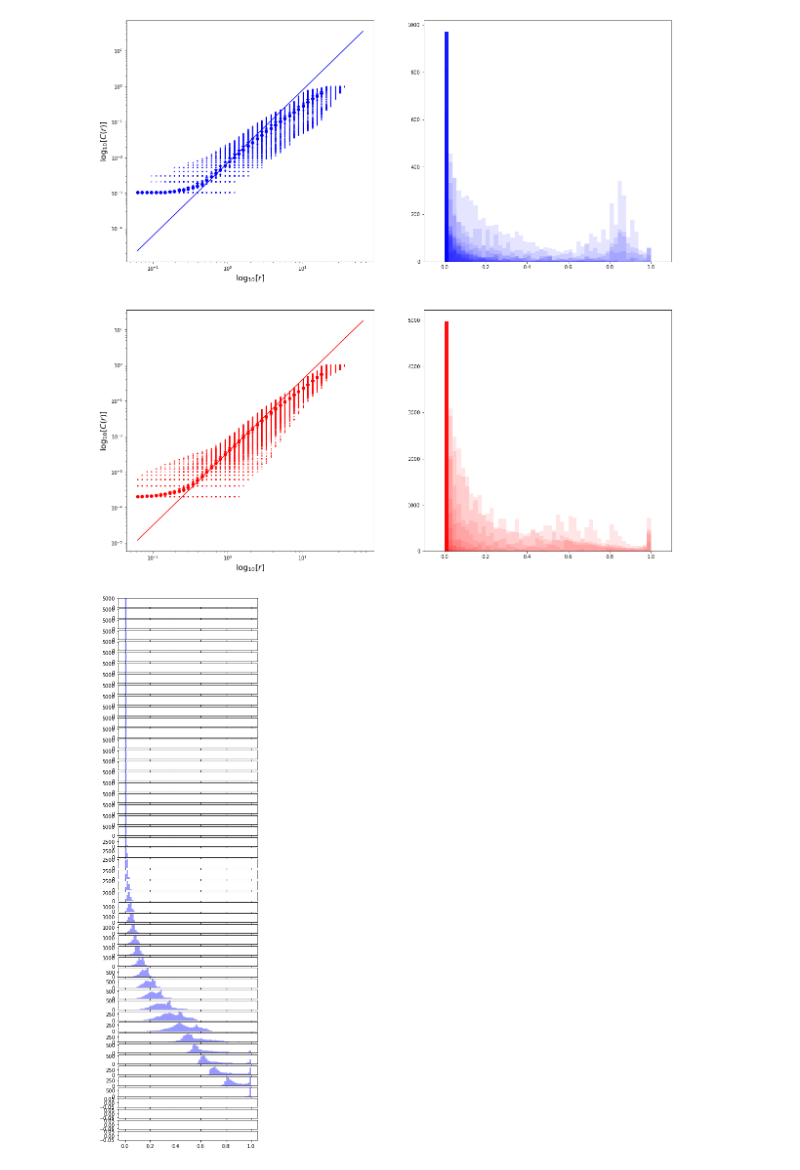
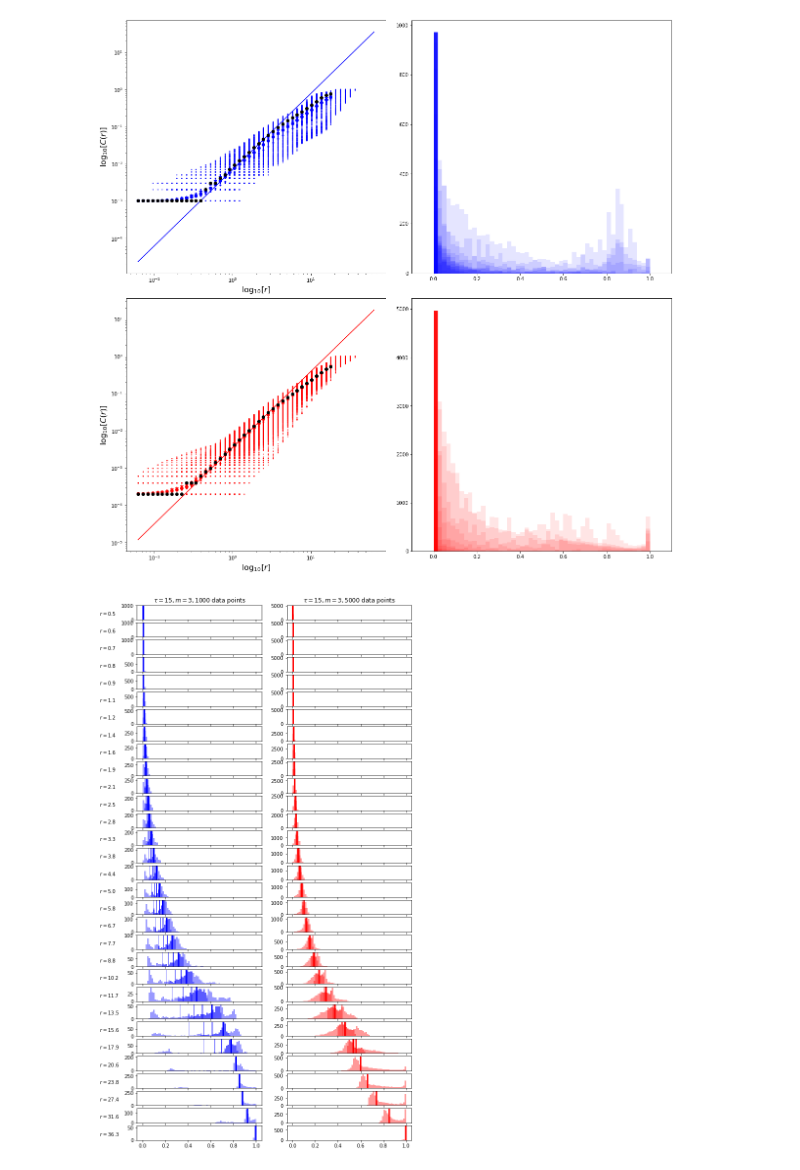
Before and after one commit to esandford/starspot_chaos, a Jupyter notebook: fitCorrelationExponent.ipynb, the cells around one changed output. Saved outputs shown, nothing was run; the diff lists cells and outputs as text; code cells hidden in the pictures.

```diff
--- a/fitCorrelationExponent.ipynb
+++ b/fitCorrelationExponent.ipynb
@@ -118,25 +100,35 @@ print(np.shape(nArr_5000_t15_m3))
 # %%
 fig, axes = plt.subplots(2,2,figsize=(20,20))
 
+# plot c0, c1, c2 for the length-1000 time series
 axes[0,0].plot(rArr,C0_1000_t15_m3,'b.')
 axes[0,0].plot(rArr,C1_1000_t15_m3,'bo')
 axes[0,0].plot(rArr,C2_1000_t15_m3,'b*')
 axes[0,0].plot(rArr,0.007*rArr**2.05, 'b-')
+
 for i in range(0,np.shape(nArr_1000_t15_m3)[1]):
-#for i in range(10):
+    # plot distribution of number of points that are within a sphere of radius rArr[i] of each point. (distribution of 970 data points at each r)
+    # the harmonic (geometric, arithmetic) mean of this distribution is C0 (C1, C2)
+    # at small r, each point only has 1 "neighbor": itself. therefore all entries in nArr[:,i] will be 1./(len(timeSeries) - (m-1)*tau)
+    # at large r, the number of neighbors will grow to the number of points indexed by pyNNdescent--when this is the case, I have
+    #   set the number of neighbors equal to np.NaN. C0, C1, C2 are likewise NaN if any point in the distribution is NaN.
+    # questions: does this distribution look Poisson-like at small r?
+    #            does it become ~Gaussian at sufficiently large r?
+    #            What does it look like at large r?
     axes[0,0].plot(rArr[i]*np.ones_like(nArr_1000_t15_m3[:,i]),nArr_1000_t15_m3[:,i],color='b',marker='.',ls='None',ms=2,alpha=0.7)
+    axes[0,0].plot(rArr[i],np.median(nArr_1000_t15_m3[:,i]),'ko')
+    # histogram of the distribution
     axes[0,1].hist(nArr_1000_t15_m3[:,i][np.isfinite(nArr_1000_t15_m3[:,i])],bins=50,range=(0.,1.),color='b',alpha=0.1)
 
-
+# same for the length-5000 time series --- nArr now has 4970 data points at each r
 axes[1,0].plot(rArr,C0_5000_t15_m3,'r.')
 axes[1,0].plot(rArr,C1_5000_t15_m3,'ro')
 axes[1,0].plot(rArr,C2_5000_t15_m3,'r*')
 axes[1,0].plot(rArr,0.0035*rArr**2.05, 'r-')
 for i in range(0,np.shape(nArr_5000_t15_m3)[1]):
-#for i in range(10):
     axes[1,0].plot(rArr[i]*np.ones_like(nArr_5000_t15_m3[:,i]),nArr_5000_t15_m3[:,i],color='r',marker='.',ls='None',ms=2,alpha=0.7)
+    axes[1,0].plot(rArr[i],np.median(nArr_5000_t15_m3[:,i]),'ko')
     axes[1,1].hist(nArr_5000_t15_m3[:,i][np.isfinite(nArr_5000_t15_m3[:,i])],bins=50,range=(0.,1.),color='r',alpha=0.1)
-
 
 for ax in axes[:,0]:
     ax.set_xscale("log")
@@ -145,15 +137,45 @@ for ax in axes[:,0]:
     ax.set_ylabel(r"$\log_{10}[C(r)]$", fontsize=16)
 for ax in axes[:,1]:
     ax.set_xlim(-0.1,1.1)
-
+plt.subplots_adjust(hspace=0.1,wspace=0.1)
 plt.show()
 # %% [output]
-[figure, old version]
+[figure, new version]
 # %%
-fig, axes = plt.subplots(np.shape(nArr_5000_t15_m3)[1],1,figsize=(5,20))
+# hard to see what's going on in the overlapping histograms, so look at the distributions at each individual r
 
-for i in range(0,np.shape(nArr_5000_t15_m3)[1]):
-    axes[i].hist(nArr_5000_t15_m3[:,i][np.isfinite(nArr_5000_t15_m3[:,i])],bins=75,range=(0.,1.),color='b',alpha=0.4)
-plt.show()
+# don't bother plotting the choices of r where all entries in the nArr distribution are NaN
+nFinite = [len(nArr_1000_t15_m3[:,i][np.isfinite(nArr_1000_t15_m3[:,i])]) for i in range(50)]
+nFinite = np.array(nFinite)
+stopHere = np.arange(50)[nFinite == 0][0]
+skipRows = 15
+fig, axes = plt.subplots(stopHere-skipRows,2,figsize=(10,20))
+
+for a in range(0,stopHere-skipRows):
+    i = a+skipRows
+
+    # whole distribution
+    axes[a,0].hist(nArr_1000_t15_m3[:,i][np.isfinite(nArr_1000_t15_m3[:,i])],bins=75,range=(0.,1.),color='b',alpha=0.4)
+    # try plotting the interquartile points only
+    axes[a,0].hist(nArr_1000_t15_m3[:,i][(nArr_1000_t15_m3[:,i] > np.percentile(nArr_1000_t15_m3[:,i],25)) & (nArr_1000_t15_m3[:,i] < np.percentile(nArr_1000_t15_m3[:,i], 75))],bins=75,range=(0.,1.),color='b',alpha=0.4)
+    # vertical lines to mark c0, c1, c2
+    axes[a,0].axvline(C0_1000_t15_m3[i], color='b',lw=0.5)
+    axes[a,0].axvline(C1_1000_t15_m3[i], color='b',lw=1)
+    axes[a,0].axvline(C2_1000_t15_m3[i], color='b',lw=1.5)
+    axes[a,0].axvline(np.median(nArr_1000_t15_m3[:,i][np.isfinite(nArr_1000_t15_m3[:,i])]), color='b',lw=3)
+    axes[a,0].text(-0.3,0.3,r"$r = {0}$".format(np.around(rArr[i],1)), transform=axes[a,0].transAxes)
+
+    # same for length-5000 time series
+    axes[a,1].hist(nArr_5000_t15_m3[:,i][np.isfinite(nArr_5000_t15_m3[:,i])],bins=75,range=(0.,1.),color='r',alpha=0.4)
+    axes[a,1].hist(nArr_5000_t15_m3[:,i][(nArr_5000_t15_m3[:,i] > np.percentile(nArr_5000_t15_m3[:,i],25)) & (nArr_5000_t15_m3[:,i] < np.percentile(nArr_5000_t15_m3[:,i], 75))],bins=75,range=(0.,1.),color='r',alpha=0.4)
+    axes[a,1].axvline(C0_5000_t15_m3[i], color='r',lw=0.5)
+    axes[a,1].axvline(C1_5000_t15_m3[i], color='r',lw=1)
+    axes[a,1].axvline(C2_5000_t15_m3[i], color='r',lw=1.5)
+    axes[a,1].axvline(np.median(nArr_5000_t15_m3[:,i][np.isfinite(nArr_5000_t15_m3[:,i])]), color='r',lw=3)
+
+axes[0,0].set_title(r"$\tau = 15, m = 3, 1000$ data points")
+axes[0,1].set_title(r"$\tau = 15, m = 3, 5000$ data points")
+#plt.show()
+plt.savefig("./corrDimTesting/nNeighborsHistograms.png")
 # %% [output]
-[figure, old version]
+[figure, new version]
```
Also changed, not shown: parts of 5 cells of this notebook, 4 other files.
